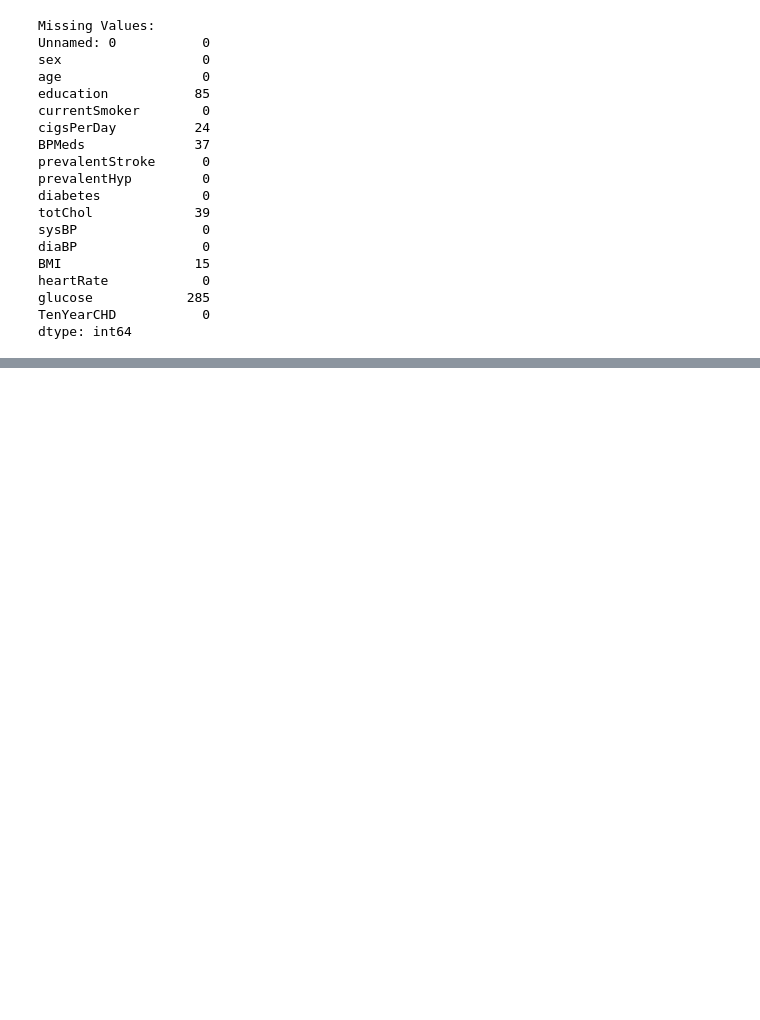
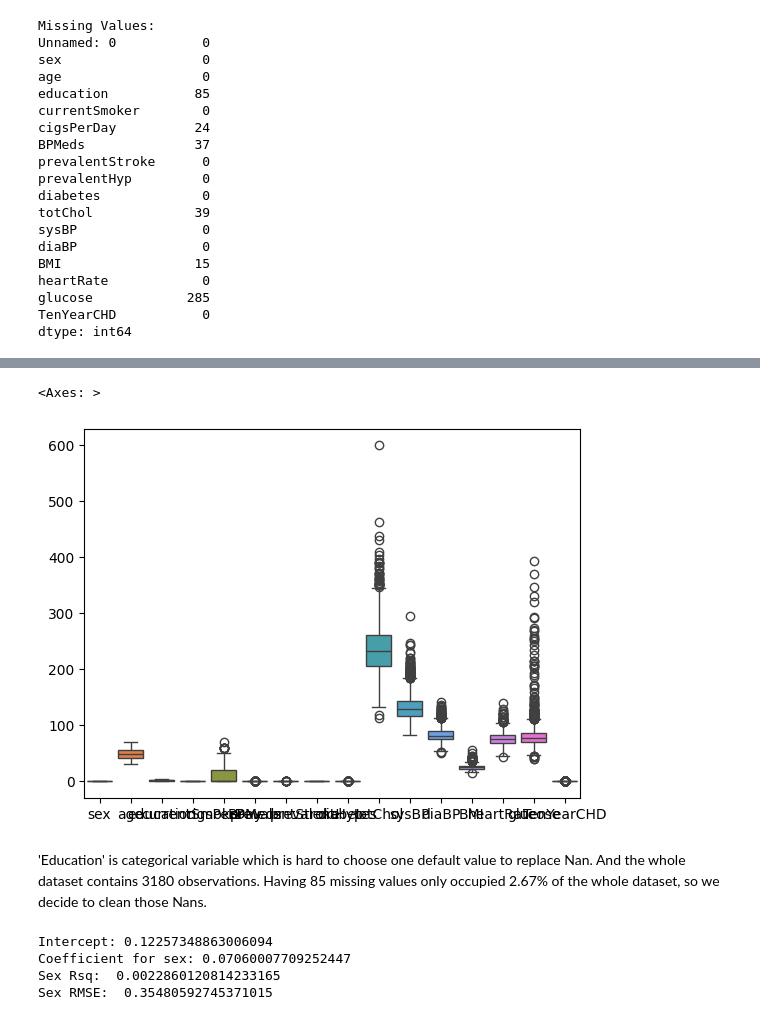
Before and after one commit to anishapoudel/project_chd, a Jupyter notebook: Training.ipynb, the cells around one changed output, grey strips where cells are left out. Drawn from its saved outputs; the diff is of its cells as text; code cells hidden in the pictures; blank space fills up the shorter version.

Commit message:
clean outliers

```diff
--- a/Training.ipynb
+++ b/Training.ipynb
@@ -7,7 +11,7 @@ import seaborn as sns
 import matplotlib.pyplot as plt
 
 # Load the data
-df = pd.read_csv('/content/fhs_train.csv')  # Replace 'your_data.csv' with your dataset filename
+df = pd.read_csv('/content/project_chd/fhs_train.csv')  # Replace 'your_data.csv' with your dataset filename
 
 # Handling missing values
 # Identify variables with missing values
@@ -46,3 +50,11 @@ df.describe()
 | 50% | 2137.500000 | 0.000000 | 49.000000 | 2.000000 | 0.000000 | 0.000000 | 0.000000 | 0.000000 | ... |
 | 75% | 3209.250000 | 1.000000 | 56.000000 | 3.000000 | 1.000000 | 20.000000 | 0.000000 | 0.000000 | ... |
 | max | 4240.000000 | 1.000000 | 70.000000 | 4.000000 | 1.000000 | 70.000000 | 1.000000 | 1.000000 | ... |
+# %%
+df0= df.iloc[:, 1:]
+sns.boxplot(data=df0)
+# %% [output]
+<Axes: >
+[figure, added]
+# %% [markdown]
+'Education' is categorical variable which is hard to choose one default value to replace Nan. And the whole dataset contains 3180 observations. Having 85 missing values only occupied 2.67% of the whole dataset, so we decide to clean those Nans.
@@ -48,0 +66,27 @@ df.describe()
+# %%
+from sklearn.model_selection import train_test_split
+from sklearn import linear_model
+from sklearn.metrics import mean_squared_error, mean_absolute_error
+
+x_train_sex = df[['sex']]  # Feature: sex
+y_train = df['TenYearCHD']  # Target variable: TenYearCHD
+
+x_test_sex = df_test[['sex']]  # Feature: sex
+y_test = df_test['TenYearCHD']  # Target variable: TenYearCHD
+
+reg_n = linear_model.LinearRegression().fit(x_train_sex,y_train) # Run regression
+
+
+# Print the coefficients
+print("Intercept:", reg_n.intercept_)
+print("Coefficient for sex:", reg_n.coef_[0])
+
+y_hat = reg_n.predict(x_test_sex)
+print('Sex Rsq: ', reg_n.score(x_test_sex,y_test)) # R2
+rmse_n = np.sqrt( np.mean( (y_test - y_hat)**2 ))
+print('Sex RMSE: ', rmse_n)
+# %% [output]
+Intercept: 0.12257348863006094
+Coefficient for sex: 0.07060007709252447
+Sex Rsq:  0.0022860120814233165
+Sex RMSE:  0.35480592745371015
```
Also changed, not shown: parts of 5 cells of this notebook.
